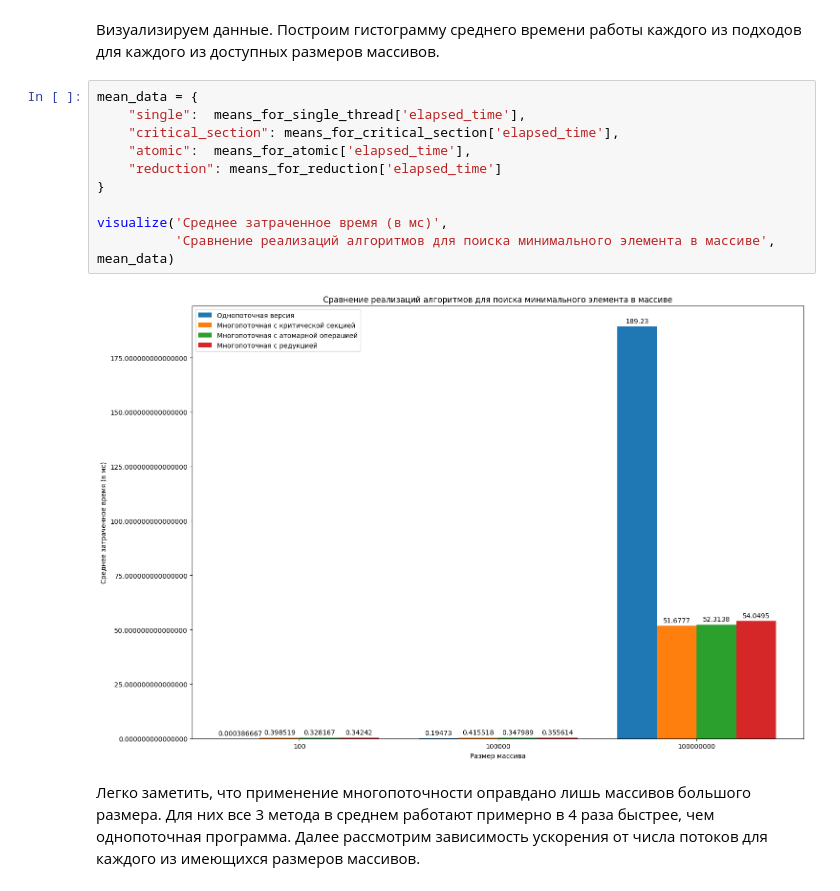
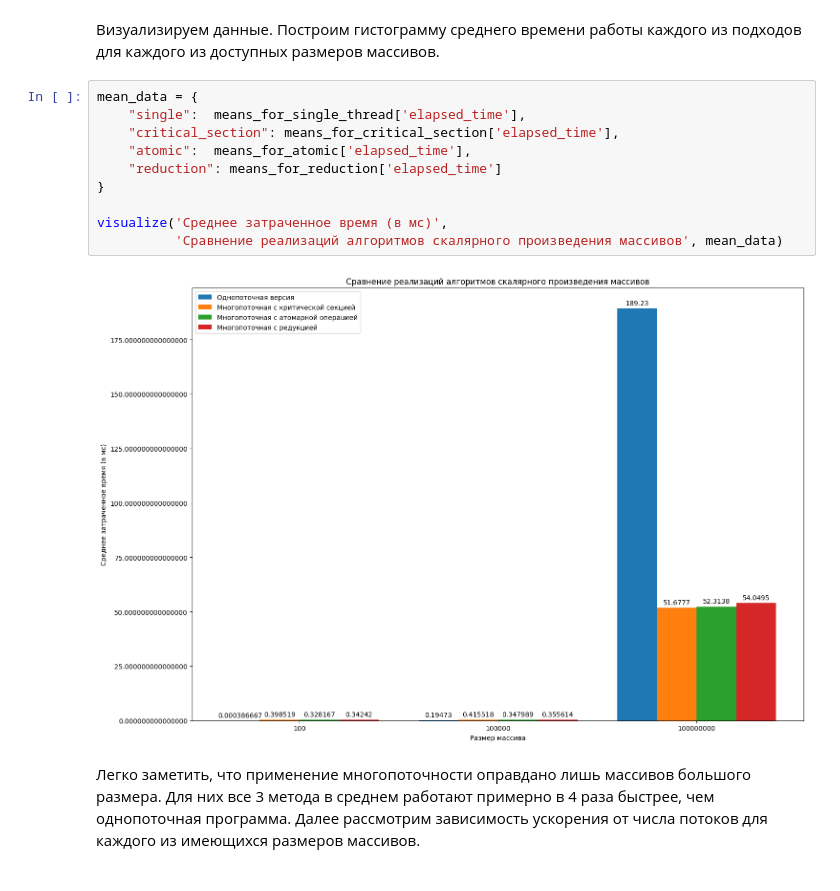
Before and after one commit to SkyWaet/openmp, a Jupyter notebook: python_scripts/dotProduct/dotProduct.ipynb, the cells around one changed output. Drawn from its saved outputs; the diff is of its cells as text.

```diff
--- a/python_scripts/dotProduct/dotProduct.ipynb
+++ b/python_scripts/dotProduct/dotProduct.ipynb
@@ -195,15 +190,15 @@ def visualize(ylabel, title, data):
 # %%
 mean_data = {
     "single":  means_for_single_thread['elapsed_time'],
     "critical_section": means_for_critical_section['elapsed_time'],
     "atomic":  means_for_atomic['elapsed_time'],
     "reduction": means_for_reduction['elapsed_time']
 }
 
 visualize('Среднее затраченное время (в мс)',
-          'Сравнение реализаций алгоритмов для поиска минимального элемента в массиве', mean_data)
+          'Сравнение реализаций алгоритмов скалярного произведения массивов', mean_data)
 # %% [output]
-[figure, old version]
+[figure, new version]
 # %% [markdown]
 Легко заметить, что применение многопоточности оправдано лишь массивов большого размера. Для них все 3 метода в среднем работают примерно в 4 раза быстрее, чем однопоточная программа. Далее рассмотрим зависимость ускорения от числа потоков для каждого из имеющихся размеров массивов.
 # %%
```
Also changed, not shown: parts of 1 cell of this notebook, 6 other files.
